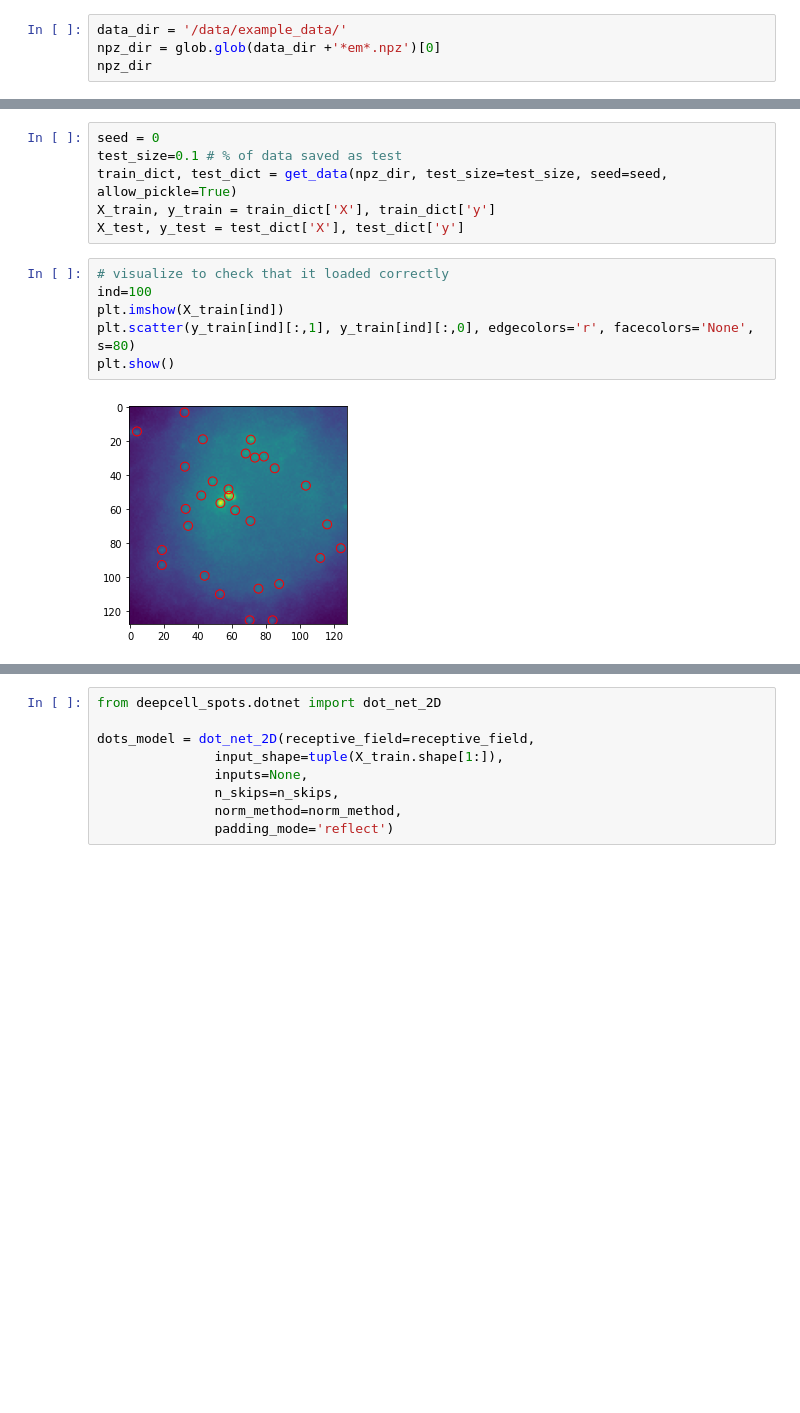
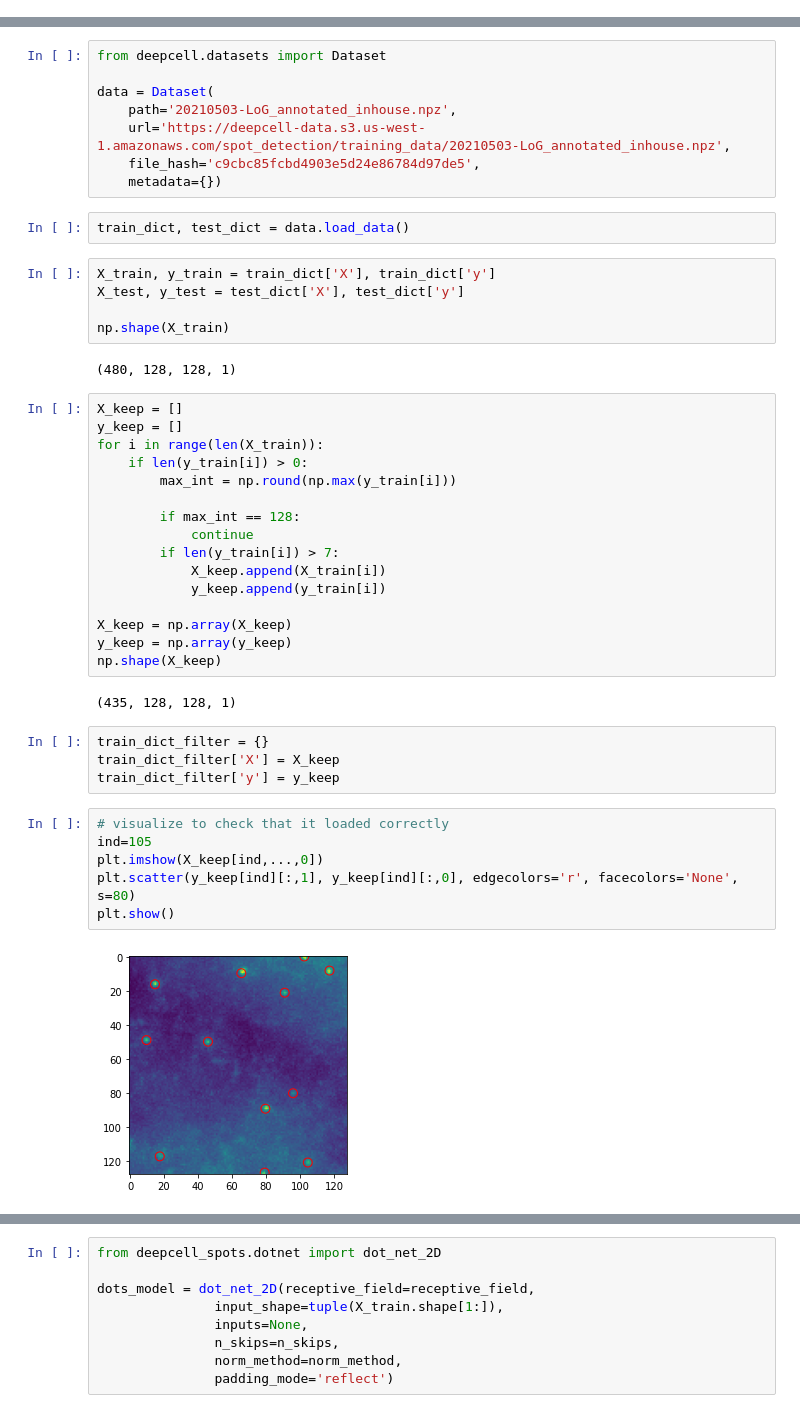
Before and after one commit to vanvalenlab/deepcell-spots, a Jupyter notebook: notebooks/Train Deep Learning Model for Spot Detection.ipynb, the cells around one changed output, grey strips where cells are left out. Drawn from its saved outputs; the diff is of its cells as text; blank space fills up the shorter version.

```diff
--- a/notebooks/Train Deep Learning Model for Spot Detection.ipynb
+++ b/notebooks/Train Deep Learning Model for Spot Detection.ipynb
@@ -8,4 +10,0 @@ from deepcell_spots.postprocessing_utils import *
-# %%
-data_dir = '/data/example_data/'
-npz_dir = glob.glob(data_dir +'*em*.npz')[0]
-npz_dir
@@ -14,17 +51,50 @@ npz_dir
+# %%
+from deepcell.datasets import Dataset
+
+data = Dataset(
+    path='20210503-LoG_annotated_inhouse.npz',
+    url='https://deepcell-data.s3.us-west-1.amazonaws.com/spot_detection/training_data/20210503-LoG_annotated_inhouse.npz',
+    file_hash='c9cbc85fcbd4903e5d24e86784d97de5',
+    metadata={})
+# %%
+train_dict, test_dict = data.load_data()
 # %%
-seed = 0
-test_size=0.1 # % of data saved as test
-train_dict, test_dict = get_data(npz_dir, test_size=test_size, seed=seed, allow_pickle=True)
 X_train, y_train = train_dict['X'], train_dict['y']
 X_test, y_test = test_dict['X'], test_dict['y']
+
+np.shape(X_train)
+# %% [output]
+(480, 128, 128, 1)
+# %%
+X_keep = []
+y_keep = []
+for i in range(len(X_train)):
+    if len(y_train[i]) > 0:
+        max_int = np.round(np.max(y_train[i]))
+
+        if max_int == 128:
+            continue
+        if len(y_train[i]) > 7:
+            X_keep.append(X_train[i])
+            y_keep.append(y_train[i])
+
+X_keep = np.array(X_keep)
+y_keep = np.array(y_keep)
+np.shape(X_keep)
+# %% [output]
+(435, 128, 128, 1)
+# %%
+train_dict_filter = {}
+train_dict_filter['X'] = X_keep
+train_dict_filter['y'] = y_keep
 # %%
 # visualize to check that it loaded correctly
-ind=100
-plt.imshow(X_train[ind])
-plt.scatter(y_train[ind][:,1], y_train[ind][:,0], edgecolors='r', facecolors='None', s=80)
+ind=105
+plt.imshow(X_keep[ind,...,0])
+plt.scatter(y_keep[ind][:,1], y_keep[ind][:,0], edgecolors='r', facecolors='None', s=80)
 plt.show()
 # %% [output]
-[figure, old version]
+[figure, new version]
 # %%
 # Set up required filepaths
 
```
Also changed, not shown: parts of 12 cells of this notebook, 4 other files.
